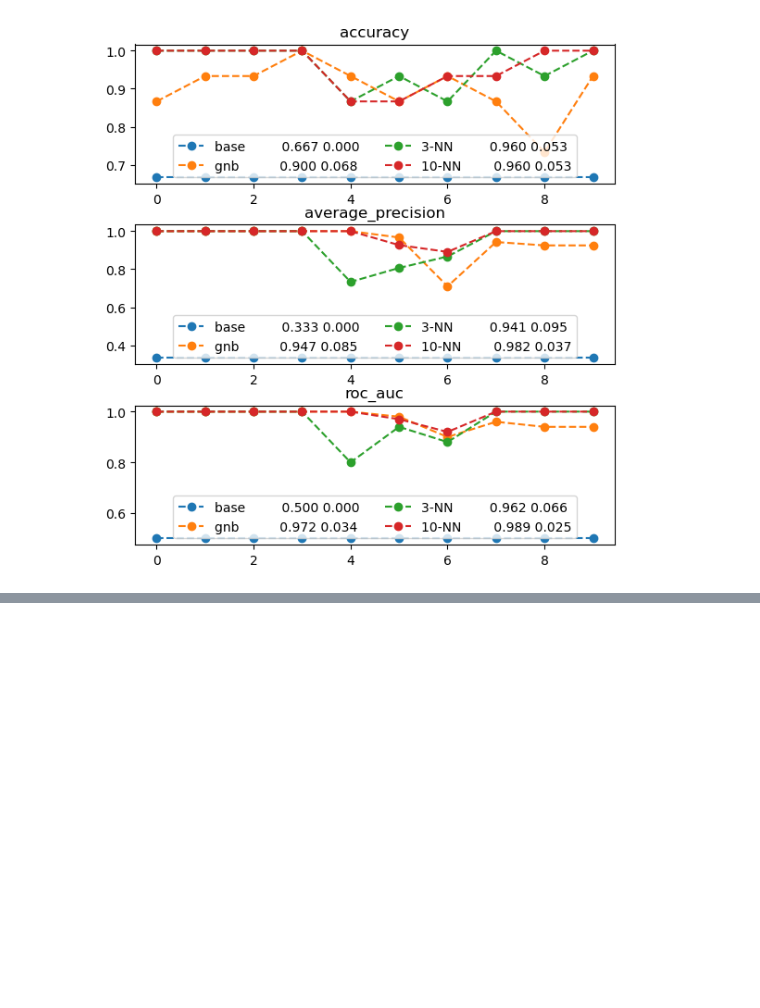
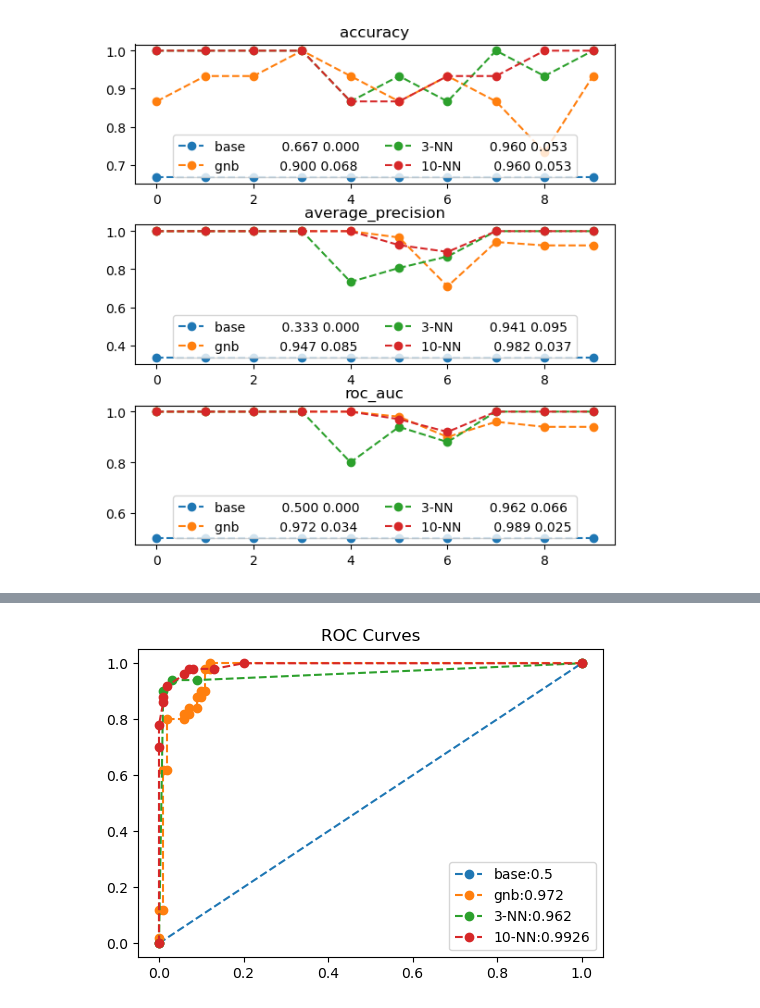
Before and after one commit to ritikb96/MLWPY, a Jupyter notebook: 5_Evaluating_Classifiers.ipynb, the cells around one changed output, grey strips where cells are left out. Saved outputs shown, nothing was run; the diff lists cells and outputs as text; code cells hidden in the pictures; blank space fills up the shorter version.

```diff
--- a/5_Evaluating_Classifiers.ipynb
+++ b/5_Evaluating_Classifiers.ipynb
@@ -425,0 +444,17 @@ for model_name, model in classifiers.items():
+# %%
+fig,ax = plt.subplots(1,1, figsize=(6,4))
+
+cv_prob_true = {}
+
+for model_name, model in classifiers.items():
+    cv_probs = skms.cross_val_predict(model, iris_onec_ftrs, iris_onec_tgt, cv=10,method = 'predict_proba')
+    cv_prob_true[model_name] = cv_probs[:,1]
+    fpr, tpr, thresh = metrics.roc_curve(iris_onec_tgt,cv_prob_true[model_name])
+
+    auc = metrics.auc(fpr, tpr)
+    ax.plot(fpr,tpr,'o--',label="{}:{}".format(model_name, auc))
+
+ax.set_title('ROC Curves')
+ax.legend();
+# %% [output]
+[figure, added]
```
Also changed, not shown: parts of 17 cells of this notebook, 2 other files.
